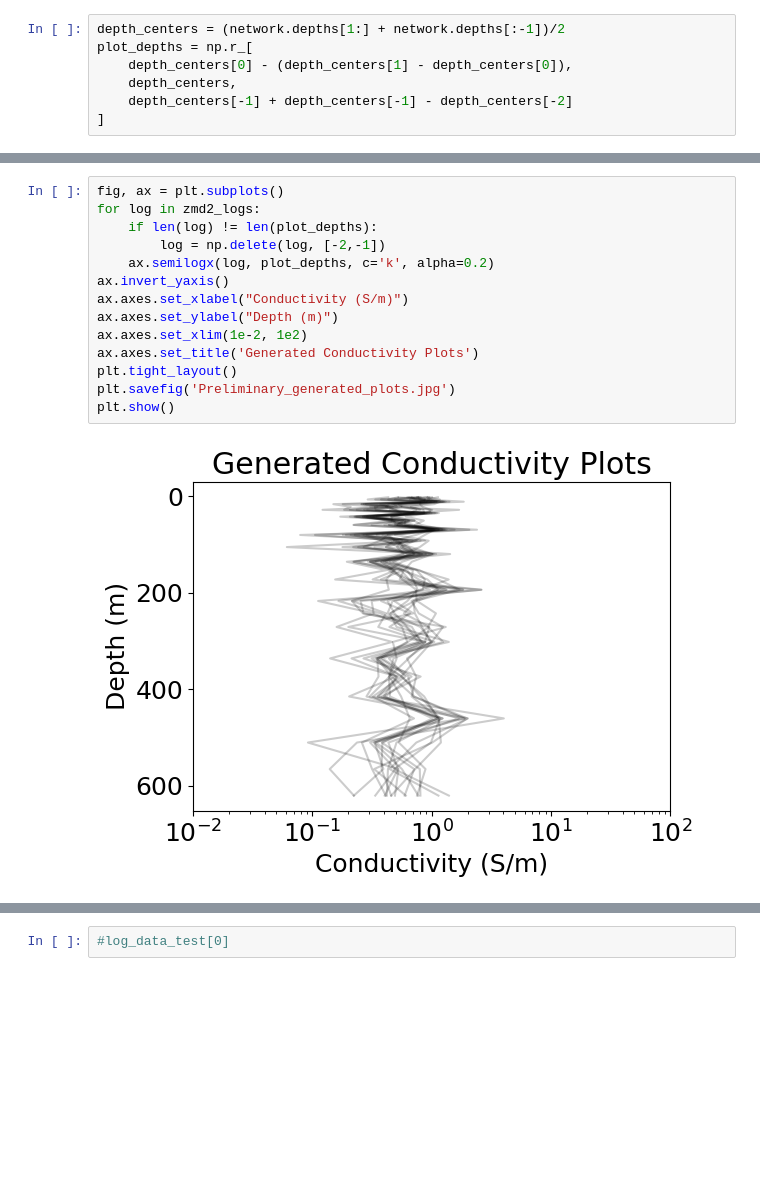
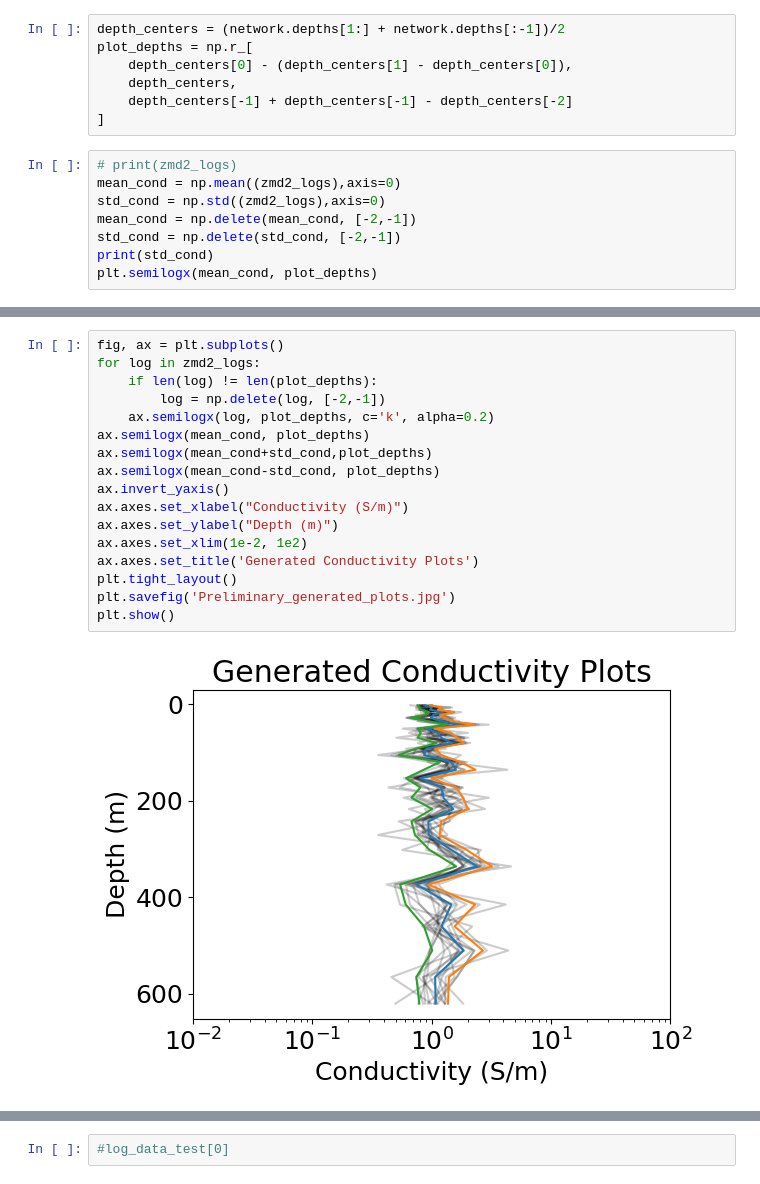
Before and after one commit to sarafhirsch/EM-CVAE-Graduate_Research, a Jupyter notebook: MT_64_Updated.ipynb, the cells around one changed output, grey strips where cells are left out. Cells and saved outputs as stored; diff of their text form; blank space fills up the shorter version.

Commit message:
Calculate mean and std of plots

```diff
--- a/MT_64_Updated.ipynb
+++ b/MT_64_Updated.ipynb
@@ -852,3 +853,11 @@ plot_depths = np.r_[
     depth_centers,
     depth_centers[-1] + depth_centers[-1] - depth_centers[-2]
 ]
+# %%
+# print(zmd2_logs)
+mean_cond = np.mean((zmd2_logs),axis=0)
+std_cond = np.std((zmd2_logs),axis=0)
+mean_cond = np.delete(mean_cond, [-2,-1])
+std_cond = np.delete(std_cond, [-2,-1])
+print(std_cond)
+plt.semilogx(mean_cond, plot_depths)
@@ -855,19 +872,22 @@ plot_depths = np.r_[
 # %%
 fig, ax = plt.subplots()
 for log in zmd2_logs:
     if len(log) != len(plot_depths):
         log = np.delete(log, [-2,-1])
     ax.semilogx(log, plot_depths, c='k', alpha=0.2)
+ax.semilogx(mean_cond, plot_depths)
+ax.semilogx(mean_cond+std_cond,plot_depths)
+ax.semilogx(mean_cond-std_cond, plot_depths)
 ax.invert_yaxis()
 ax.axes.set_xlabel("Conductivity (S/m)")
 ax.axes.set_ylabel("Depth (m)")
 ax.axes.set_xlim(1e-2, 1e2)
 ax.axes.set_title('Generated Conductivity Plots')
 plt.tight_layout()
 plt.savefig('Preliminary_generated_plots.jpg')
 plt.show()
 # %% [output]
-[figure, old version]
+[figure, new version]
 # %%
 network.plot_data(latent=zmd2)
 # %% [output]
```
Also changed, not shown: parts of 19 cells of this notebook, 12 other files.
